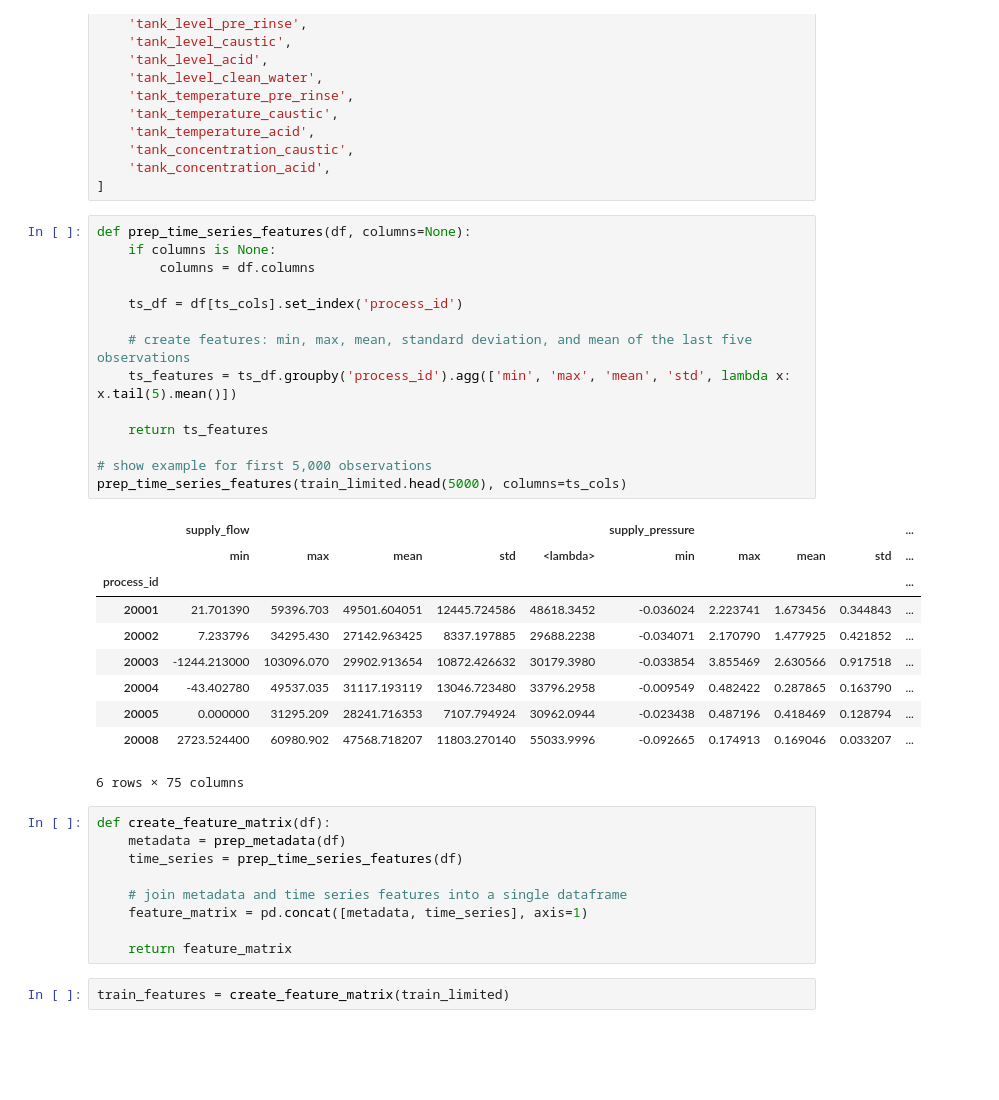
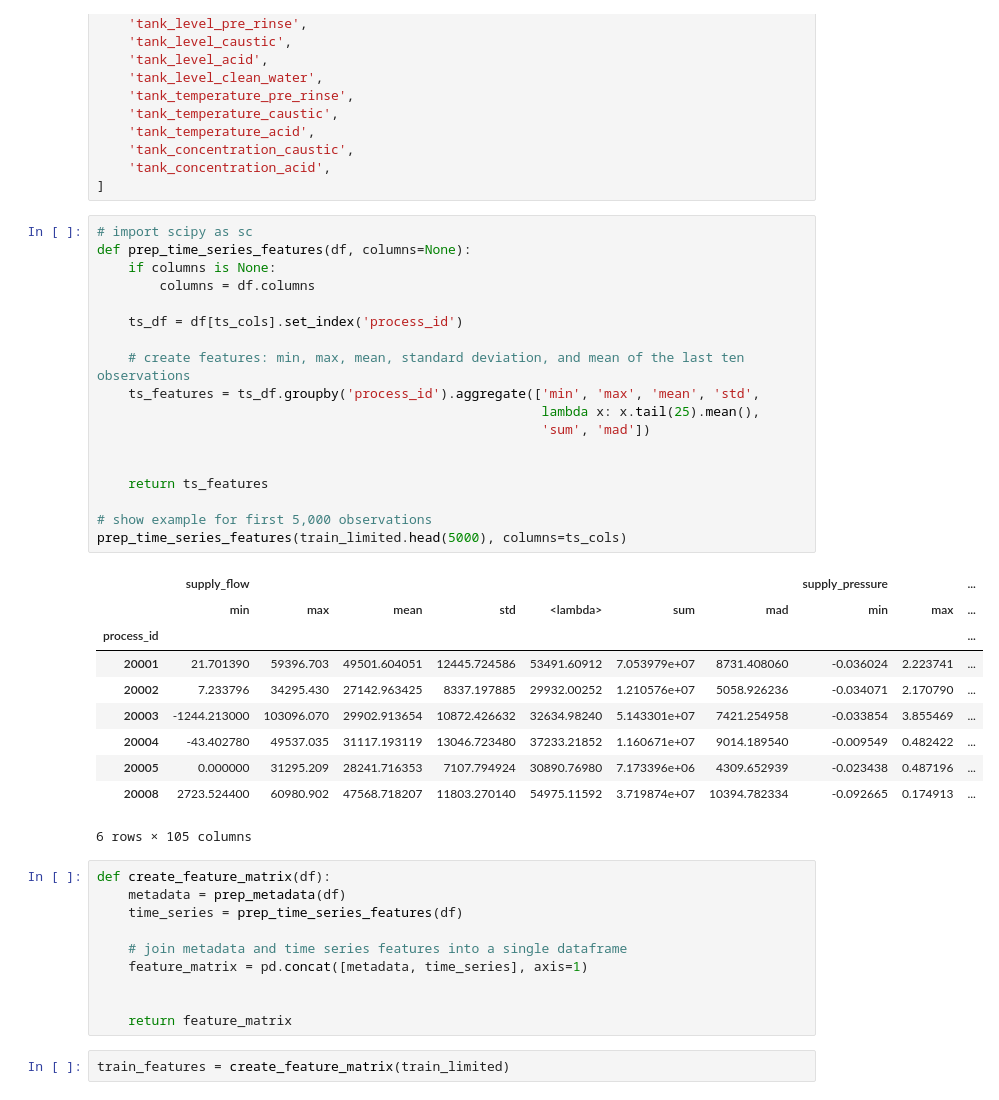
Before and after one commit to paniquex/MSU_2course_selection, a Jupyter notebook: first_task/Untitled.ipynb, the cells around one changed output. Cells and saved outputs as stored; diff of their text form; blank space fills up the shorter version.

```diff
--- a/first_task/Untitled.ipynb
+++ b/first_task/Untitled.ipynb
@@ -161,30 +161,34 @@ ts_cols = [
     'tank_concentration_acid',
 ]
 # %%
+# import scipy as sc
 def prep_time_series_features(df, columns=None):
     if columns is None:
         columns = df.columns
 
     ts_df = df[ts_cols].set_index('process_id')
 
-    # create features: min, max, mean, standard deviation, and mean of the last five observations
-    ts_features = ts_df.groupby('process_id').agg(['min', 'max', 'mean', 'std', lambda x: x.tail(5).mean()])
+    # create features: min, max, mean, standard deviation, and mean of the last ten observations
+    ts_features = ts_df.groupby('process_id').aggregate(['min', 'max', 'mean', 'std',
+                                                         lambda x: x.tail(25).mean(),
+                                                         'sum', 'mad'])
+
 
     return ts_features
 
 # show example for first 5,000 observations
 prep_time_series_features(train_limited.head(5000), columns=ts_cols)
 # %% [output]
-|  | supply_flow |  |  |  |  | supply_pressure |  |  |  | ... |
-|  | min | max | mean | std | <lambda> | min | max | mean | std | ... |
+|  | supply_flow |  |  |  |  |  |  | supply_pressure |  | ... |
+|  | min | max | mean | std | <lambda> | sum | mad | min | max | ... |
 | process_id |  |  |  |  |  |  |  |  |  | ... |
-| 20001 | 21.701390 | 59396.703 | 49501.604051 | 12445.724586 | 48618.3452 | -0.036024 | 2.223741 | 1.673456 | 0.344843 | ... |
-| 20002 | 7.233796 | 34295.430 | 27142.963425 | 8337.197885 | 29688.2238 | -0.034071 | 2.170790 | 1.477925 | 0.421852 | ... |
-| 20003 | -1244.213000 | 103096.070 | 29902.913654 | 10872.426632 | 30179.3980 | -0.033854 | 3.855469 | 2.630566 | 0.917518 | ... |
-| 20004 | -43.402780 | 49537.035 | 31117.193119 | 13046.723480 | 33796.2958 | -0.009549 | 0.482422 | 0.287865 | 0.163790 | ... |
-| 20005 | 0.000000 | 31295.209 | 28241.716353 | 7107.794924 | 30962.0944 | -0.023438 | 0.487196 | 0.418469 | 0.128794 | ... |
-| 20008 | 2723.524400 | 60980.902 | 47568.718207 | 11803.270140 | 55033.9996 | -0.092665 | 0.174913 | 0.169046 | 0.033207 | ... |
+| 20001 | 21.701390 | 59396.703 | 49501.604051 | 12445.724586 | 53491.60912 | 7.053979e+07 | 8731.408060 | -0.036024 | 2.223741 | ... |
+| 20002 | 7.233796 | 34295.430 | 27142.963425 | 8337.197885 | 29932.00252 | 1.210576e+07 | 5058.926236 | -0.034071 | 2.170790 | ... |
+| 20003 | -1244.213000 | 103096.070 | 29902.913654 | 10872.426632 | 32634.98240 | 5.143301e+07 | 7421.254958 | -0.033854 | 3.855469 | ... |
+| 20004 | -43.402780 | 49537.035 | 31117.193119 | 13046.723480 | 37233.21852 | 1.160671e+07 | 9014.189540 | -0.009549 | 0.482422 | ... |
+| 20005 | 0.000000 | 31295.209 | 28241.716353 | 7107.794924 | 30890.76980 | 7.173396e+06 | 4309.652939 | -0.023438 | 0.487196 | ... |
+| 20008 | 2723.524400 | 60980.902 | 47568.718207 | 11803.270140 | 54975.11592 | 3.719874e+07 | 10394.782334 | -0.092665 | 0.174913 | ... |
-6 rows × 75 columns
+6 rows × 105 columns
 # %%
 def create_feature_matrix(df):
     metadata = prep_metadata(df)
@@ -193,6 +197,7 @@ def create_feature_matrix(df):
     # join metadata and time series features into a single dataframe
     feature_matrix = pd.concat([metadata, time_series], axis=1)
 
+
     return feature_matrix
 # %%
 train_features = create_feature_matrix(train_limited)
```
Also changed, not shown: parts of 31 cells of this notebook.
